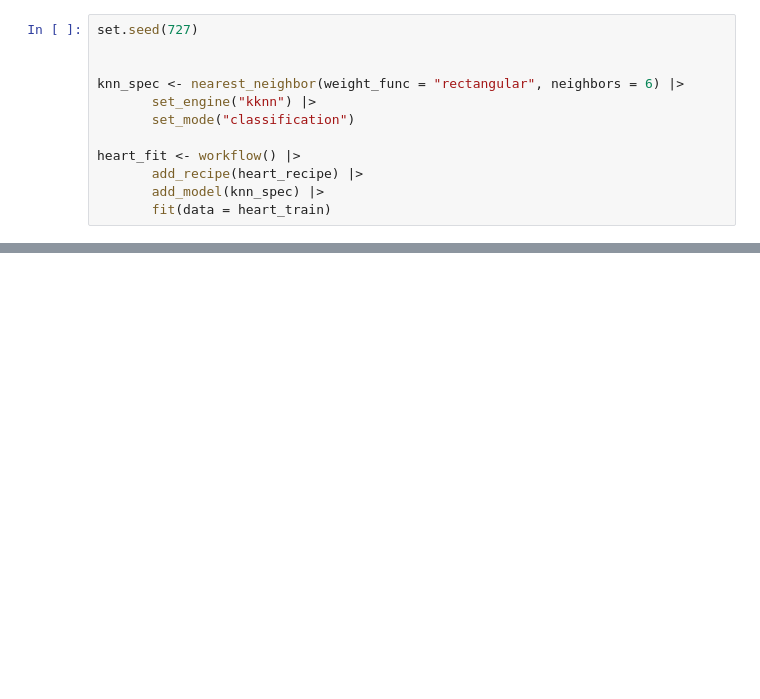
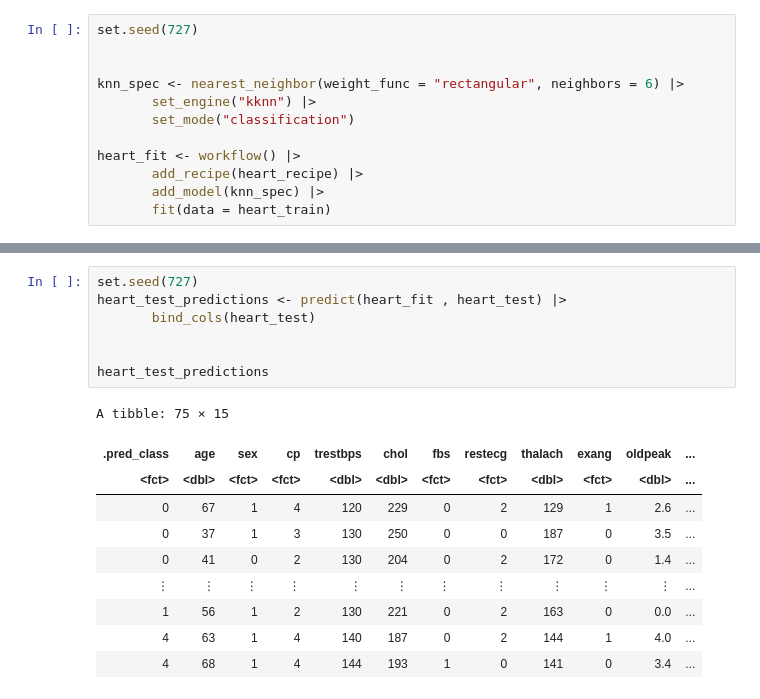
Before and after one commit to 000557A/DSCI-100-Project, a Jupyter notebook: Report.ipynb, the cells around one changed output, grey strips where cells are left out. Saved outputs shown, nothing was run; the diff lists cells and outputs as text; blank space fills up the shorter version.

```diff
--- a/Report.ipynb
+++ b/Report.ipynb
@@ -164,0 +168,18 @@ Now we can predict!
+# %%
+set.seed(727)
+heart_test_predictions <- predict(heart_fit , heart_test) |>
+       bind_cols(heart_test)
+
+
+heart_test_predictions
+# %% [output]
+A tibble: 75 × 15
+| .pred_class | age | sex | cp | trestbps | chol | fbs | restecg | thalach | exang | oldpeak | ... |
+| <fct> | <dbl> | <fct> | <fct> | <dbl> | <dbl> | <fct> | <fct> | <dbl> | <fct> | <dbl> | ... |
+| 0 | 67 | 1 | 4 | 120 | 229 | 0 | 2 | 129 | 1 | 2.6 | ... |
+| 0 | 37 | 1 | 3 | 130 | 250 | 0 | 0 | 187 | 0 | 3.5 | ... |
+| 0 | 41 | 0 | 2 | 130 | 204 | 0 | 2 | 172 | 0 | 1.4 | ... |
+| ⋮ | ⋮ | ⋮ | ⋮ | ⋮ | ⋮ | ⋮ | ⋮ | ⋮ | ⋮ | ⋮ | ... |
+| 1 | 56 | 1 | 2 | 130 | 221 | 0 | 2 | 163 | 0 | 0.0 | ... |
+| 4 | 63 | 1 | 4 | 140 | 187 | 0 | 2 | 144 | 1 | 4.0 | ... |
+| 4 | 68 | 1 | 4 | 144 | 193 | 1 | 0 | 141 | 0 | 3.4 | ... |
```
Also changed, not shown: parts of 7 cells of this notebook.
